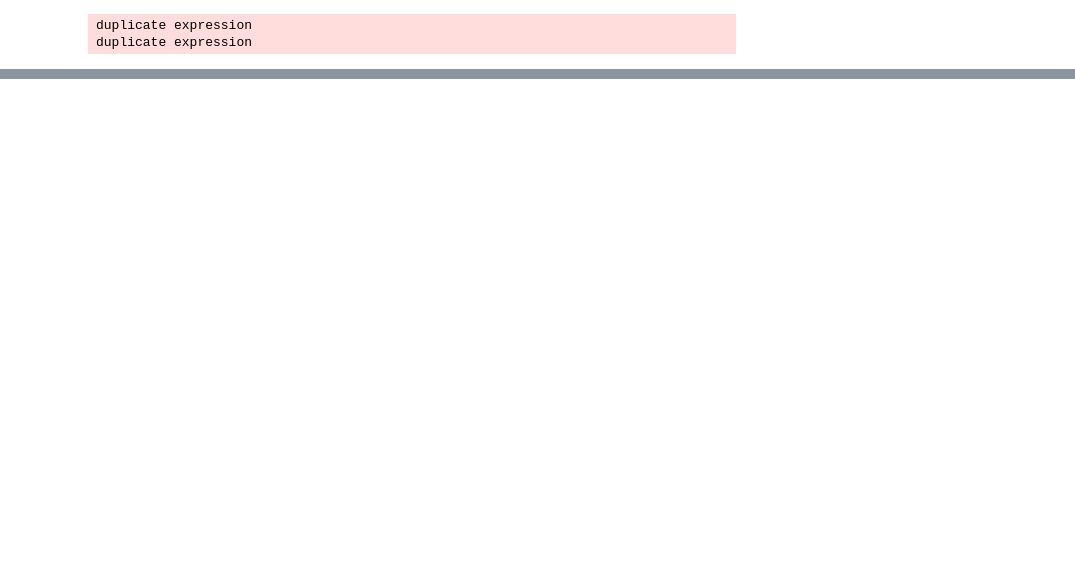
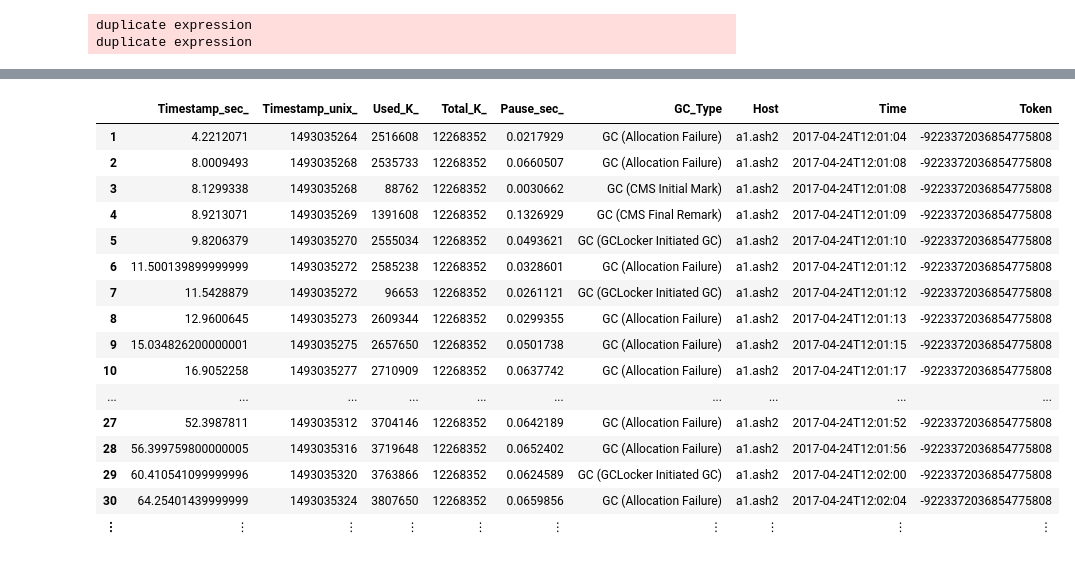
Before and after one commit to bogdad/gcprocessing, a Jupyter notebook: notebook/gccassandra.ipynb, the cells around one changed output, grey strips where cells are left out. Saved outputs shown, nothing was run; the diff lists cells and outputs as text; code cells hidden in the pictures; blank space fills up the shorter version.

Commit message:
new data

```diff
--- a/notebook/gccassandra.ipynb
+++ b/notebook/gccassandra.ipynb
@@ -321,0 +337,20 @@ duplicate expression
+# %%
+dfOldAsh = DataFrames.readtable("./output_oldash.csv", separator = ',', header = true)
+# %% [output]
+|  | Timestamp_sec_ | Timestamp_unix_ | Used_K_ | Total_K_ | Pause_sec_ | GC_Type | Host | Time | Token |
+| 1 | 4.2212071 | 1493035264 | 2516608 | 12268352 | 0.0217929 | GC (Allocation Failure) | a1.ash2 | 2017-04-24T12:01:04 | -9223372036854775808 |
+| 2 | 8.0009493 | 1493035268 | 2535733 | 12268352 | 0.0660507 | GC (Allocation Failure) | a1.ash2 | 2017-04-24T12:01:08 | -9223372036854775808 |
+| 3 | 8.1299338 | 1493035268 | 88762 | 12268352 | 0.0030662 | GC (CMS Initial Mark) | a1.ash2 | 2017-04-24T12:01:08 | -9223372036854775808 |
+| 4 | 8.9213071 | 1493035269 | 1391608 | 12268352 | 0.1326929 | GC (CMS Final Remark) | a1.ash2 | 2017-04-24T12:01:09 | -9223372036854775808 |
+| 5 | 9.8206379 | 1493035270 | 2555034 | 12268352 | 0.0493621 | GC (GCLocker Initiated GC) | a1.ash2 | 2017-04-24T12:01:10 | -9223372036854775808 |
+| 6 | 11.500139899999999 | 1493035272 | 2585238 | 12268352 | 0.0328601 | GC (Allocation Failure) | a1.ash2 | 2017-04-24T12:01:12 | -9223372036854775808 |
+| 7 | 11.5428879 | 1493035272 | 96653 | 12268352 | 0.0261121 | GC (GCLocker Initiated GC) | a1.ash2 | 2017-04-24T12:01:12 | -9223372036854775808 |
+| 8 | 12.9600645 | 1493035273 | 2609344 | 12268352 | 0.0299355 | GC (Allocation Failure) | a1.ash2 | 2017-04-24T12:01:13 | -9223372036854775808 |
+| 9 | 15.034826200000001 | 1493035275 | 2657650 | 12268352 | 0.0501738 | GC (Allocation Failure) | a1.ash2 | 2017-04-24T12:01:15 | -9223372036854775808 |
+| 10 | 16.9052258 | 1493035277 | 2710909 | 12268352 | 0.0637742 | GC (Allocation Failure) | a1.ash2 | 2017-04-24T12:01:17 | -9223372036854775808 |
+| ... | ... | ... | ... | ... | ... | ... | ... | ... | ... |
+| 27 | 52.3987811 | 1493035312 | 3704146 | 12268352 | 0.0642189 | GC (Allocation Failure) | a1.ash2 | 2017-04-24T12:01:52 | -9223372036854775808 |
+| 28 | 56.399759800000005 | 1493035316 | 3719648 | 12268352 | 0.0652402 | GC (Allocation Failure) | a1.ash2 | 2017-04-24T12:01:56 | -9223372036854775808 |
+| 29 | 60.410541099999996 | 1493035320 | 3763866 | 12268352 | 0.0624589 | GC (GCLocker Initiated GC) | a1.ash2 | 2017-04-24T12:02:00 | -9223372036854775808 |
+| 30 | 64.25401439999999 | 1493035324 | 3807650 | 12268352 | 0.0659856 | GC (Allocation Failure) | a1.ash2 | 2017-04-24T12:02:04 | -9223372036854775808 |
+| ⋮ | ⋮ | ⋮ | ⋮ | ⋮ | ⋮ | ⋮ | ⋮ | ⋮ | ⋮ |
```
Also changed, not shown: parts of 17 cells of this notebook.
